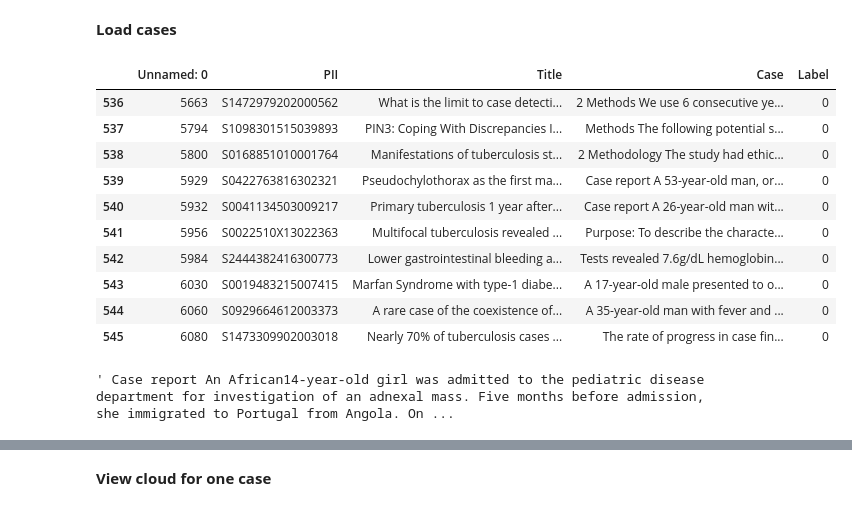
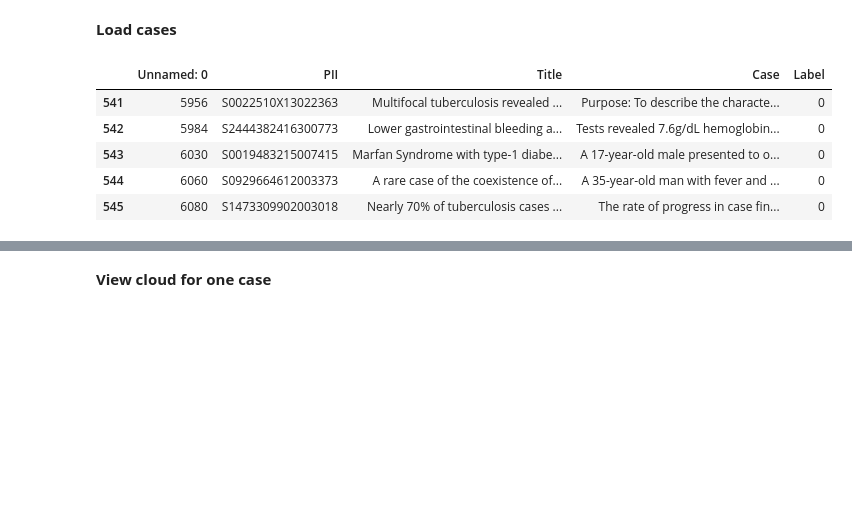
Before and after one commit to anaidpm/PhD, a Jupyter notebook: Word Cloud - Copy.ipynb, the cells around one changed output, grey strips where cells are left out. Cells and saved outputs as stored; diff of their text form; code cells hidden in the pictures; blank space fills up the shorter version.

```diff
--- a/Word Cloud - Copy.ipynb
+++ b/Word Cloud - Copy.ipynb
@@ -40,14 +62,9 @@ df2= pd.read_csv('lymph.csv',encoding='latin-1')
 #df1=df1.dropna()
 # %%
 #df1.Label.apply(int)
-df1.tail(10)
+df1.tail()
 # %% [output]
 |  | Unnamed: 0 | PII | Title | Case | Label |
-| 536 | 5663 | S1472979202000562 | What is the limit to case detecti... | 2 Methods We use 6 consecutive ye... | 0 |
-| 537 | 5794 | S1098301515039893 | PIN3: Coping With Discrepancies I... | Methods The following potential s... | 0 |
-| 538 | 5800 | S0168851010001764 | Manifestations of tuberculosis st... | 2 Methodology The study had ethic... | 0 |
-| 539 | 5929 | S0422763816302321 | Pseudochylothorax as the first ma... | Case report A 53-year-old man, or... | 0 |
-| 540 | 5932 | S0041134503009217 | Primary tuberculosis 1 year after... | Case report A 26-year-old man wit... | 0 |
 | 541 | 5956 | S0022510X13022363 | Multifocal tuberculosis revealed ... | Purpose: To describe the characte... | 0 |
 | 542 | 5984 | S2444382416300773 | Lower gastrointestinal bleeding a... | Tests revealed 7.6g/dL hemoglobin... | 0 |
 | 543 | 6030 | S0019483215007415 | Marfan Syndrome with type-1 diabe... | A 17-year-old male presented to o... | 0 |
@@ -56,4 +72,0 @@ df1.tail(10)
-# %%
-df1.Case[0]
-# %% [output]
-' Case report An African14-year-old girl was admitted to the pediatric disease department for investigation of an adnexal mass. Five months before admission, she immigrated to Portugal from Angola. On ...
```
Also changed, not shown: parts of 23 cells of this notebook, 1 other file.
